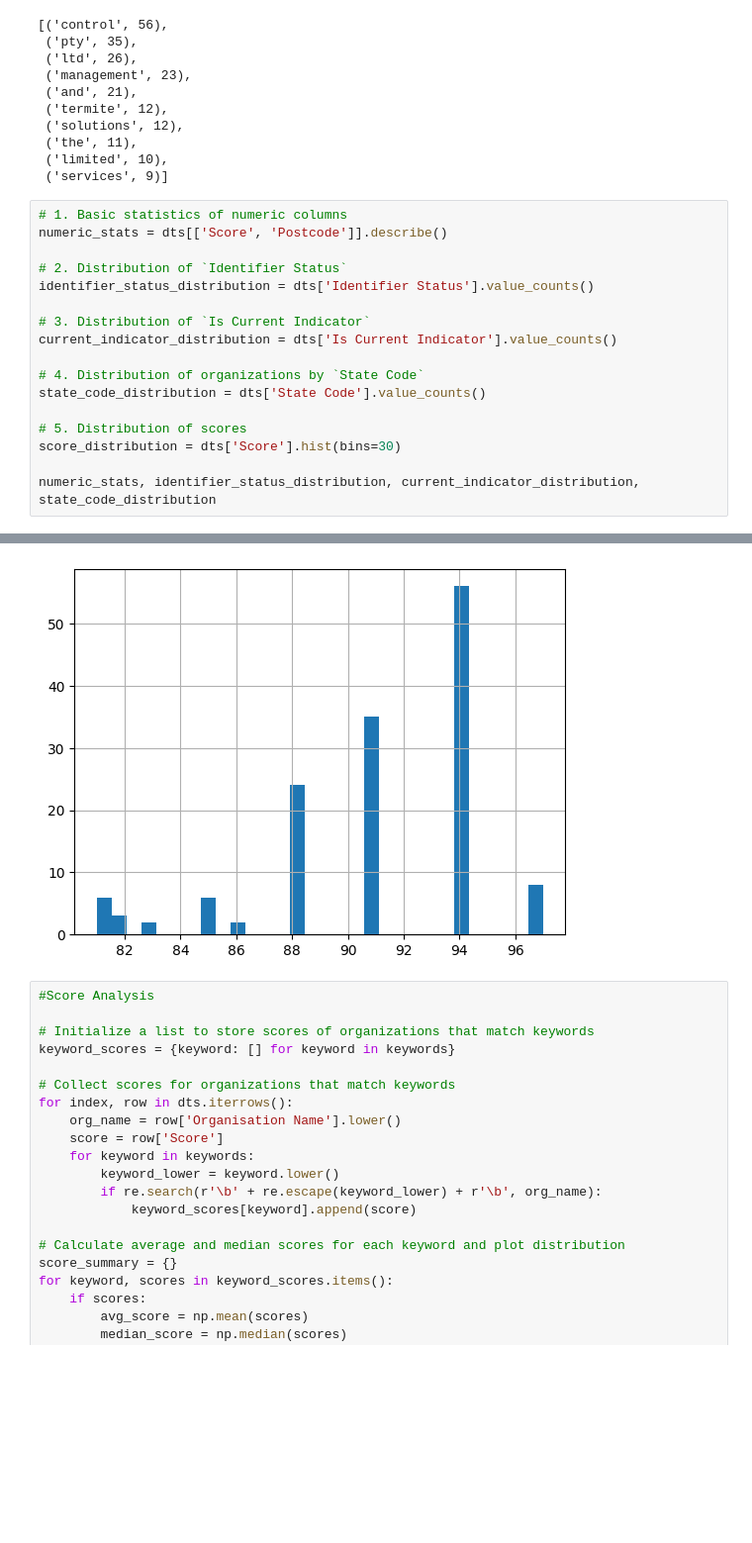
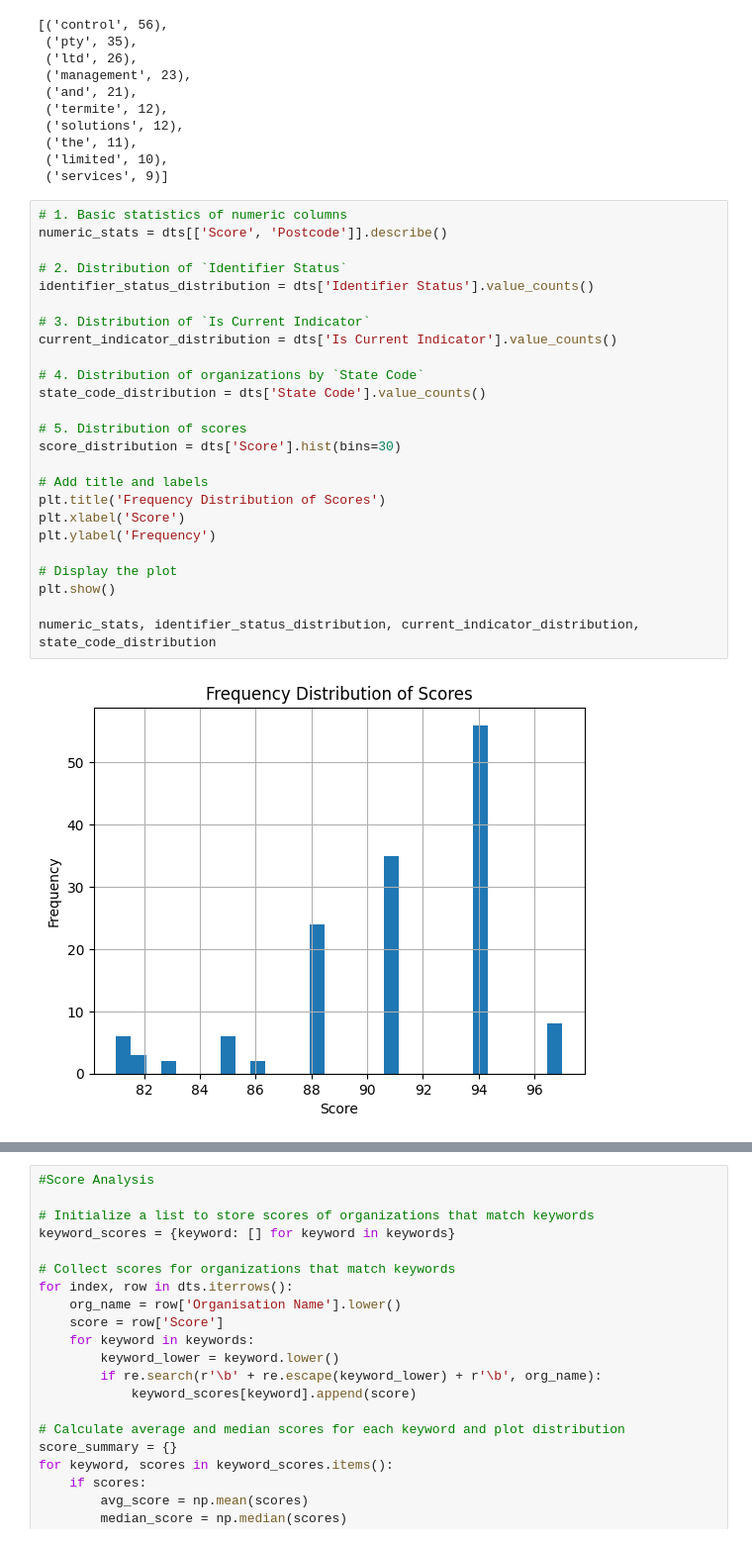
Before and after one commit to vishalraj247/ABN_Lookup_Tool, a Jupyter notebook: ABN_Lookup.ipynb, the cells around one changed output, grey strips where cells are left out. Shown at 99% size. Cells and saved outputs as stored; diff of their text form; blank space fills up the shorter version.

```diff
--- a/ABN_Lookup.ipynb
+++ b/ABN_Lookup.ipynb
@@ -113,21 +113,30 @@ top_10_common_words
 # %%
 # 1. Basic statistics of numeric columns
 numeric_stats = dts[['Score', 'Postcode']].describe()
 
 # 2. Distribution of `Identifier Status`
 identifier_status_distribution = dts['Identifier Status'].value_counts()
 
 # 3. Distribution of `Is Current Indicator`
 current_indicator_distribution = dts['Is Current Indicator'].value_counts()
 
 # 4. Distribution of organizations by `State Code`
 state_code_distribution = dts['State Code'].value_counts()
 
 # 5. Distribution of scores
 score_distribution = dts['Score'].hist(bins=30)
 
+# Add title and labels
+plt.title('Frequency Distribution of Scores')
+plt.xlabel('Score')
+plt.ylabel('Frequency')
+
+# Display the plot
+plt.show()
+
 numeric_stats, identifier_status_distribution, current_indicator_distribution, state_code_distribution
 # %% [output]
+[figure, new version]
 (            Score
  count  142.000000
  mean    90.964789
@@ -146,7 +155,6 @@ numeric_stats, identifier_status_distribution, current_indicator_distribution, s
  State Code
  NSW    142
  Name: count, dtype: int64)
-[figure, old version]
 # %%
 #Score Analysis
 
```
Also changed, not shown: parts of 1 cell of this notebook.
